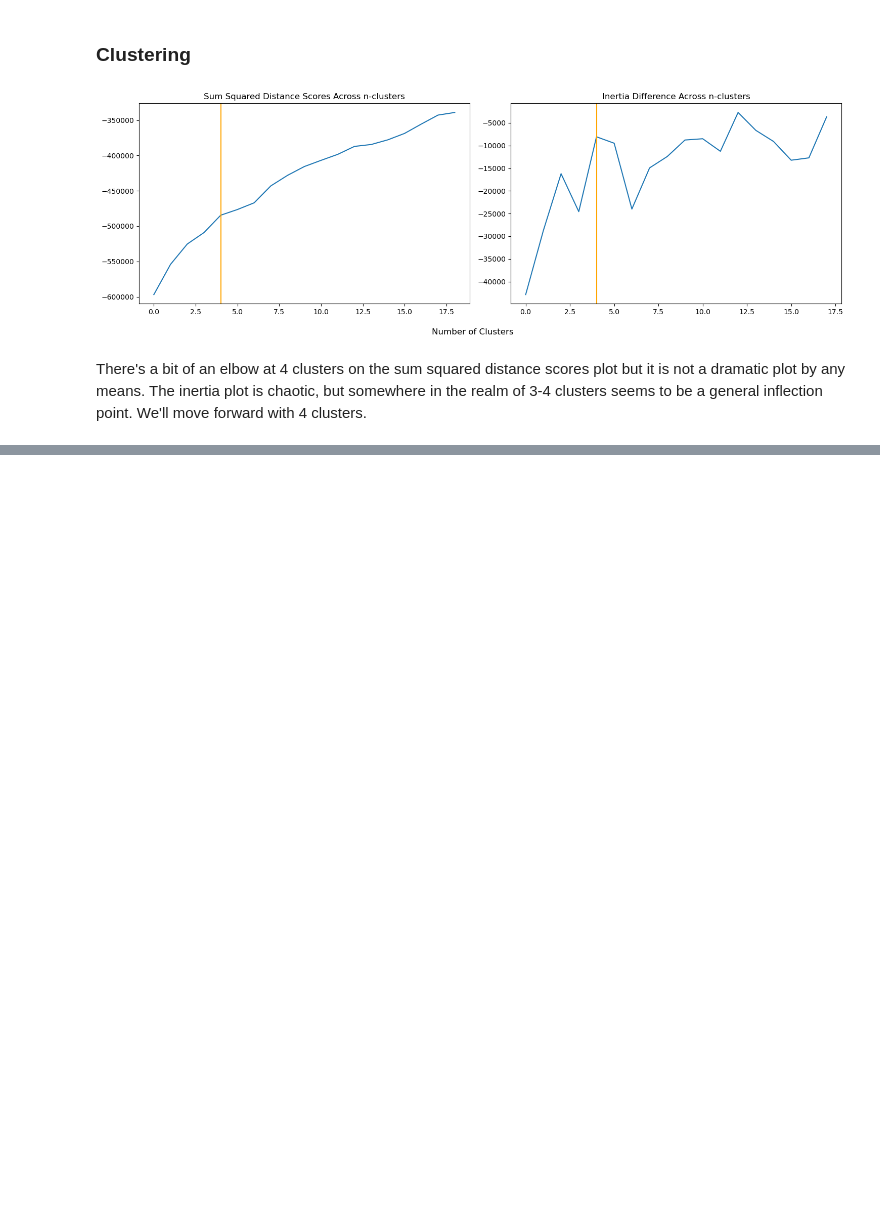
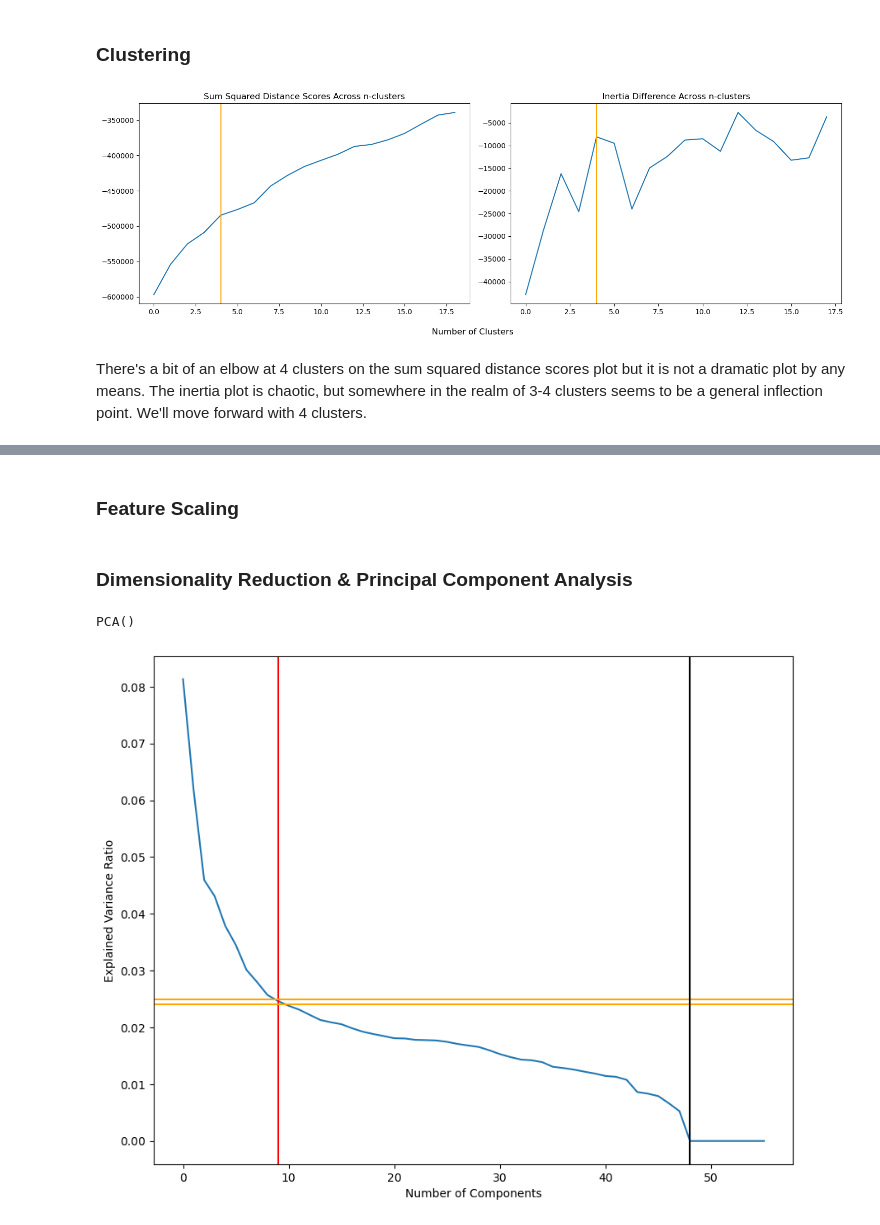
Before and after one commit to Parvus-Iosh-7253/cev-volunteer-segments, a Jupyter notebook: nbs/Model_Analysis.ipynb, the cells around one changed output, grey strips where cells are left out. Drawn from its saved outputs; the diff is of its cells as text; code cells hidden in the pictures; blank space fills up the shorter version.

Commit message:
Added clustering section, nonvolunteer processing to Model_Analysis.ipynb

```diff
--- a/nbs/Model_Analysis.ipynb
+++ b/nbs/Model_Analysis.ipynb
@@ -199,0 +265,27 @@ volunteers = km_model.fit_predict(df_pca)
+# %%
+df_nv = pd.read_csv('../data/processed/cev_nonvolunteers.csv')
+# %%
+df_features = df_nv.drop(columns=['supwgt'])
+# %% [markdown]
+### Feature Scaling
+# %%
+df_scaled = scaler.fit_transform(df_features)
+# %% [markdown]
+### Dimensionality Reduction & Principal Component Analysis
+# %%
+pca = PCA()
+pca.fit(df_scaled)
+# %% [output]
+PCA()
+# %%
+fig = plt.figure(figsize=(10,8))
+plt.plot(pca.explained_variance_ratio_)
+plt.xlabel('Number of Components')
+plt.ylabel('Explained Variance Ratio')
+plt.axvline(x=9, c='red')
+plt.axhline(y=0.024, c='orange')
+plt.axhline(y=0.025, c='orange')
+plt.axvline(x=48, c='black')
+plt.show();
+# %% [output]
+[figure, added]
```
Also changed, not shown: parts of 36 cells of this notebook.
